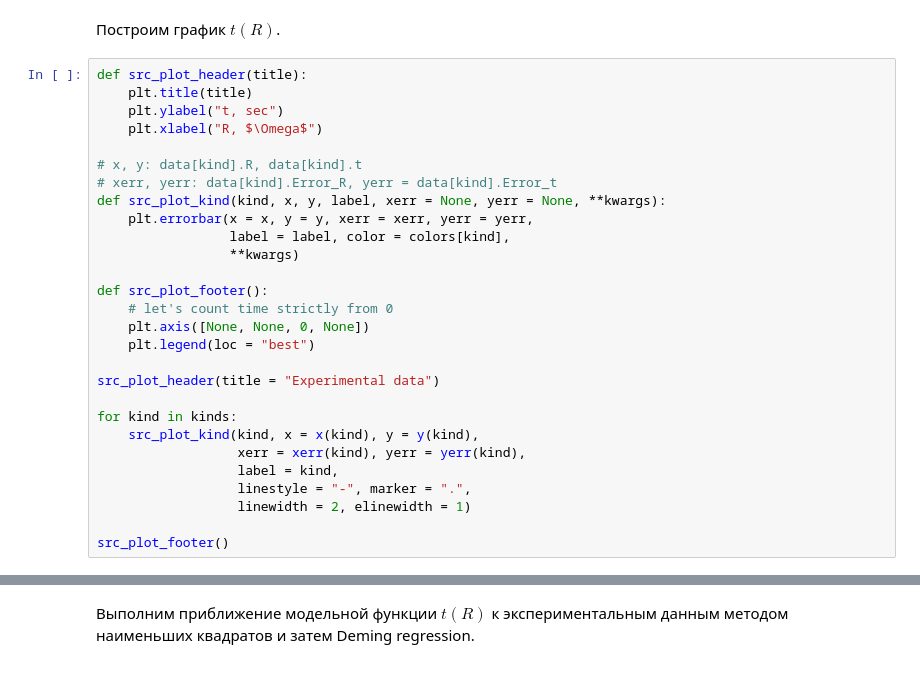
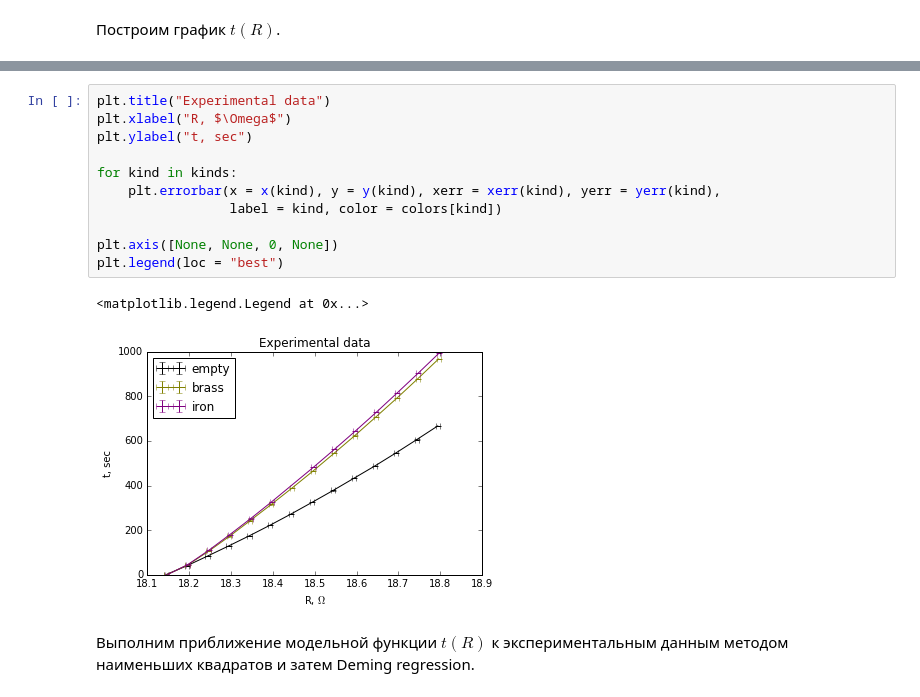
Before and after one commit to intelfx/mipt-lab, a Jupyter notebook: Курс 1 семестр 2/Лабы/2.1.4/main.ipynb, the cells around one changed output, grey strips where cells are left out. Cells and saved outputs as stored; diff of their text form.

```diff
--- a/Курс 1 семестр 2/Лабы/2.1.4/main.ipynb
+++ b/Курс 1 семестр 2/Лабы/2.1.4/main.ipynb
@@ -173,31 +159,3 @@ model_args = ["b", "c"]
 model_str = "e^(x/c) + b"
 # %% [markdown]
 Построим график $t(R)$.
-# %%
-def src_plot_header(title):
-    plt.title(title)
-    plt.ylabel("t, sec")
-    plt.xlabel("R, $\Omega$")
-
-# x, y: data[kind].R, data[kind].t
-# xerr, yerr: data[kind].Error_R, yerr = data[kind].Error_t
-def src_plot_kind(kind, x, y, label, xerr = None, yerr = None, **kwargs):
-    plt.errorbar(x = x, y = y, xerr = xerr, yerr = yerr,
-                 label = label, color = colors[kind],
-                 **kwargs)
-
-def src_plot_footer():
-    # let's count time strictly from 0
-    plt.axis([None, None, 0, None])
-    plt.legend(loc = "best")
-
-src_plot_header(title = "Experimental data")
-
-for kind in kinds:
-    src_plot_kind(kind, x = x(kind), y = y(kind),
-                  xerr = xerr(kind), yerr = yerr(kind),
-                  label = kind,
-                  linestyle = "-", marker = ".",
-                  linewidth = 2, elinewidth = 1)
-
-src_plot_footer()
@@ -206,2 +162,16 @@ src_plot_footer()
+# %%
+plt.title("Experimental data")
+plt.xlabel("R, $\Omega$")
+plt.ylabel("t, sec")
+
+for kind in kinds:
+    plt.errorbar(x = x(kind), y = y(kind), xerr = xerr(kind), yerr = yerr(kind),
+                 label = kind, color = colors[kind])
+
+plt.axis([None, None, 0, None])
+plt.legend(loc = "best")
+# %% [output]
+<matplotlib.legend.Legend at 0x...>
+[figure, added]
 # %% [markdown]
 Выполним приближение модельной функции $t(R)$ к экспериментальным данным методом наименьших квадратов и затем Deming regression.
```
Also changed, not shown: parts of 7 cells of this notebook, 2 other files.
